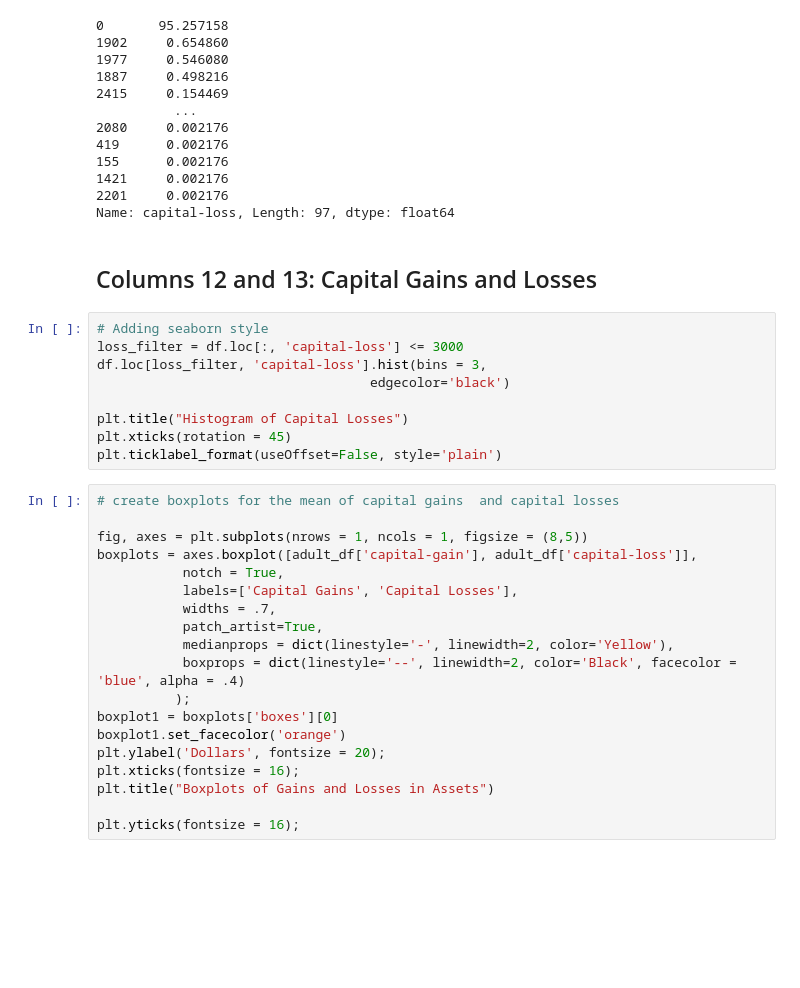
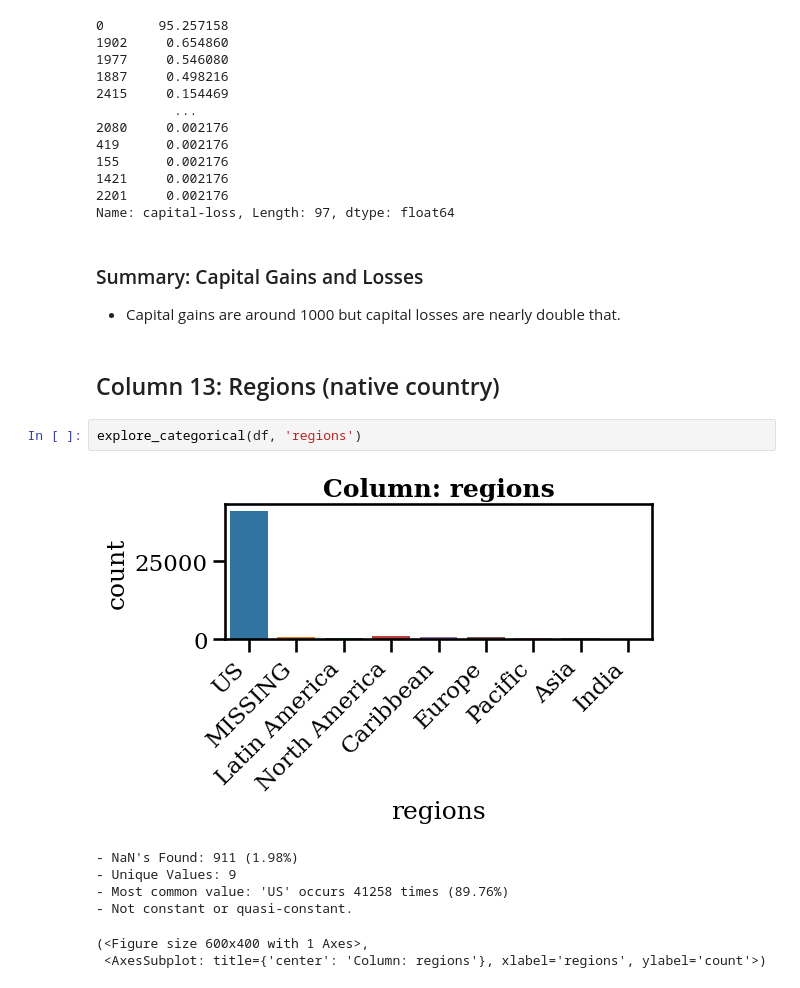
Before and after one commit to Elispreng/Census_1990, a Jupyter notebook: Visuals and Data Exploration.ipynb, the cells around one changed output. Saved outputs shown, nothing was run; the diff lists cells and outputs as text; blank space fills up the shorter version.

```diff
--- a/Visuals and Data Exploration.ipynb
+++ b/Visuals and Data Exploration.ipynb
@@ -724,33 +726,18 @@ The specific percentages:
 1421     0.002176
 2201     0.002176
 Name: capital-loss, Length: 97, dtype: float64
-# %% [markdown]
-## Columns 12 and 13: Capital Gains and Losses
-# %%
-# Adding seaborn style
-loss_filter = df.loc[:, 'capital-loss'] <= 3000
-df.loc[loss_filter, 'capital-loss'].hist(bins = 3,
-                                   edgecolor='black')
-
-plt.title("Histogram of Capital Losses")
-plt.xticks(rotation = 45)
-plt.ticklabel_format(useOffset=False, style='plain')
-# %%
-# create boxplots for the mean of capital gains  and capital losses
-
-fig, axes = plt.subplots(nrows = 1, ncols = 1, figsize = (8,5))
-boxplots = axes.boxplot([adult_df['capital-gain'], adult_df['capital-loss']],
-           notch = True,
-           labels=['Capital Gains', 'Capital Losses'],
-           widths = .7,
-           patch_artist=True,
-           medianprops = dict(linestyle='-', linewidth=2, color='Yellow'),
-           boxprops = dict(linestyle='--', linewidth=2, color='Black', facecolor = 'blue', alpha = .4)
-          );
-boxplot1 = boxplots['boxes'][0]
-boxplot1.set_facecolor('orange')
-plt.ylabel('Dollars', fontsize = 20);
-plt.xticks(fontsize = 16);
-plt.title("Boxplots of Gains and Losses in Assets")
-
-plt.yticks(fontsize = 16);
+# %% [markdown]
+### Summary: Capital Gains and Losses
+- Capital gains are around 1000 but capital losses are nearly double that.
+# %% [markdown]
+## Column 13: Regions (native country)
+# %%
+explore_categorical(df, 'regions')
+# %% [output]
+[figure, added]
+- NaN's Found: 911 (1.98%)
+- Unique Values: 9
+- Most common value: 'US' occurs 41258 times (89.76%)
+- Not constant or quasi-constant.
+(<Figure size 600x400 with 1 Axes>,
+ <AxesSubplot: title={'center': 'Column: regions'}, xlabel='regions', ylabel='count'>)
```
Also changed, not shown: parts of 14 cells of this notebook, 1 other file.
